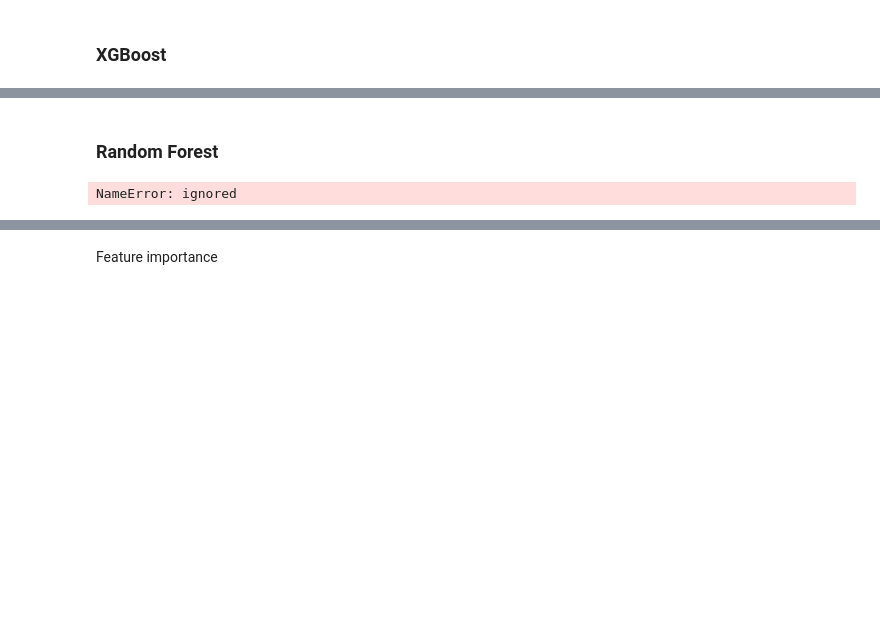
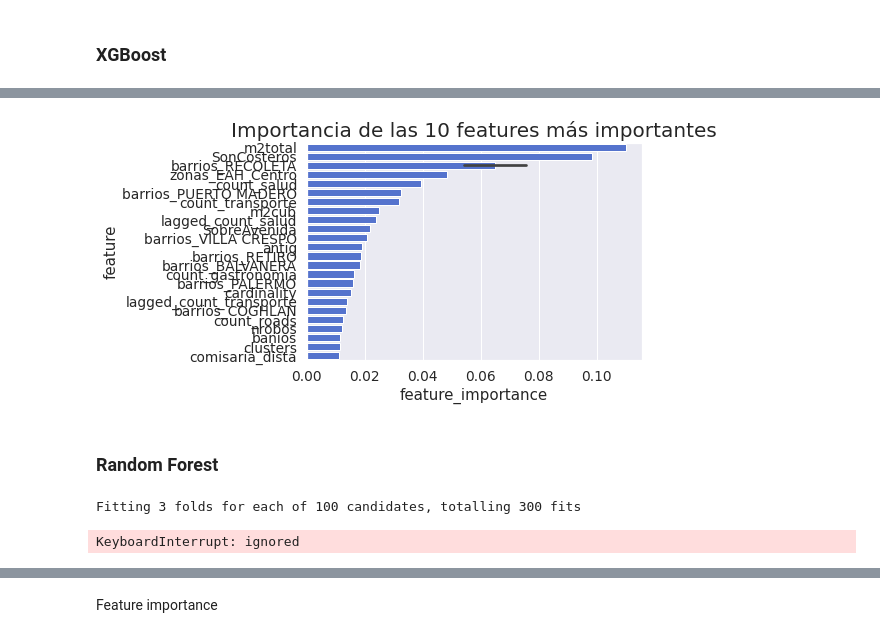
Before and after one commit to alessiobocco/Diplo_Eco, a Jupyter notebook: Modelo.ipynb, the cells around one changed output, grey strips where cells are left out. Drawn from its saved outputs; the diff is of its cells as text; code cells hidden in the pictures; blank space fills up the shorter version.

```diff
--- a/Modelo.ipynb
+++ b/Modelo.ipynb
@@ -606,3 +695,10 @@ y_scaled_test  = scaler_y.transform(y_test.values.reshape(-1, 1))[:,0]
+# %%
+X_scaled_train = pd.concat([X_scaled_train.reset_index(drop=True), train_dummy_variables.reset_index(drop=True)], axis=1)
+variable_names_train = X_scaled_train.columns
+X_scaled_test = pd.concat([X_scaled_test.reset_index(drop=True), test_dummy_variables.reset_index(drop=True)], axis=1)
+# %%
+X_scaled_train = np.array(X_scaled_train)
+X_scaled_test = np.array(X_scaled_test)
 # %% [markdown]
 ### XGBoost
 # %%
@@ -635,7 +731,7 @@ param_grid={"learning_rate"    : [0.05, 0.10, 0.15, 0.20, 0.25, 0.30 ] ,
 model = xg.XGBRegressor()
 # %%
 # Configuración de la validación cruzada anidada
-cv_outer = KFold(n_splits=5, shuffle=True, random_state=1)
+cv_outer = KFold(n_splits=3, shuffle=True, random_state=1)
 # Iterar por las divisiones del dataset original
 rmse_train_results = list() # Guardar el error de train
 rmse_test_results = list() # Guardar el error de test
@@ -649,11 +745,11 @@ for train_ix, test_ix in cv_outer.split(X_scaled_train):
     y_train_outer, y_test_outer = y_scaled_train[train_ix], y_scaled_train[test_ix]
 
     # Configuración de la validacion interna
-    cv_inner = KFold(n_splits=5, shuffle=True, random_state=1)
+    cv_inner = KFold(n_splits=3, shuffle=True, random_state=1)
 
     # Definir la busqueda
-    search = RandomizedSearchCV(model, param_grid, scoring=rmsle_loss, cv=cv_inner, n_iter = 500,
-                                refit=True, verbose = 0, n_jobs = -1)
+    search = RandomizedSearchCV(model, param_grid, scoring=rmsle_loss, cv=cv_inner, n_iter = 100,
+                                refit=True, verbose = 1, n_jobs = -1)
     # Ejecutar busqueda
     result = search.fit(X_train_outer, y_train_outer)
     # Seleccionar el mejor modelo para esa submuestra
@@ -698,3 +815,9 @@ print('Test RMSE:', RMSLE(pred_test, y_test))
+# %%
+base_imp = imp_df(variable_names_train,  best_model.feature_importances_)
+# %%
+var_imp_plot(base_imp.head(25), 'Importancia de las 25 features más importantes')
+# %% [output]
+[figure, added]
 # %% [markdown]
 ### Random Forest
 # %%
@@ -724,7 +847,7 @@ param_grid = {'n_estimators': n_estimators,
 model = RandomForestRegressor()
 # %%
 # Configuración de la validación cruzada anidada
-cv_outer = KFold(n_splits=10, shuffle=True, random_state=1)
+cv_outer = KFold(n_splits=3, shuffle=True, random_state=1)
 # Iterar por las divisiones del dataset original
 rmse_train_results = list() # Guardar el error de train
 rmse_test_results = list() # Guardar el error de test
@@ -738,11 +861,11 @@ for train_ix, test_ix in cv_outer.split(X_scaled_train):
     y_train_outer, y_test_outer = y_scaled_train[train_ix], y_scaled_train[test_ix]
 
     # Configuración de la validacion interna
-    cv_inner = KFold(n_splits=10, shuffle=True, random_state=1)
+    cv_inner = KFold(n_splits=3, shuffle=True, random_state=1)
 
     # Definir la busqueda
-    search = RandomizedSearchCV(model, param_grid, scoring=rmsle_loss, cv=cv_inner, n_iter = 500,
-                                refit=True, verbose = 0, n_jobs = -1)
+    search = RandomizedSearchCV(model, param_grid, scoring="neg_mean_squared_error", cv=cv_inner, n_iter = 100,
+                                refit=True, verbose = 1, n_jobs = -1)
     # Ejecutar busqueda
     result = search.fit(X_train_outer, y_train_outer)
     # Seleccionar el mejor modelo para esa submuestra
@@ -775,7 +898,8 @@ for train_ix, test_ix in cv_outer.split(X_scaled_train):
 print('RMSE_train: %.3f (%.3f)' % (np.mean(rmse_train_results), np.std(rmse_train_results)))
 print('RMSE_test: %.3f (%.3f)' % (np.mean(rmse_test_results), np.std(rmse_test_results)))
 # %% [output]
-NameError: ignored
+Fitting 3 folds for each of 100 candidates, totalling 300 fits
+KeyboardInterrupt: ignored
 # %%
 # Ajustar el modelo con todos los datos
 best_model.fit(X_scaled_train, y_scaled_train)
```
Also changed, not shown: parts of 24 cells of this notebook.
